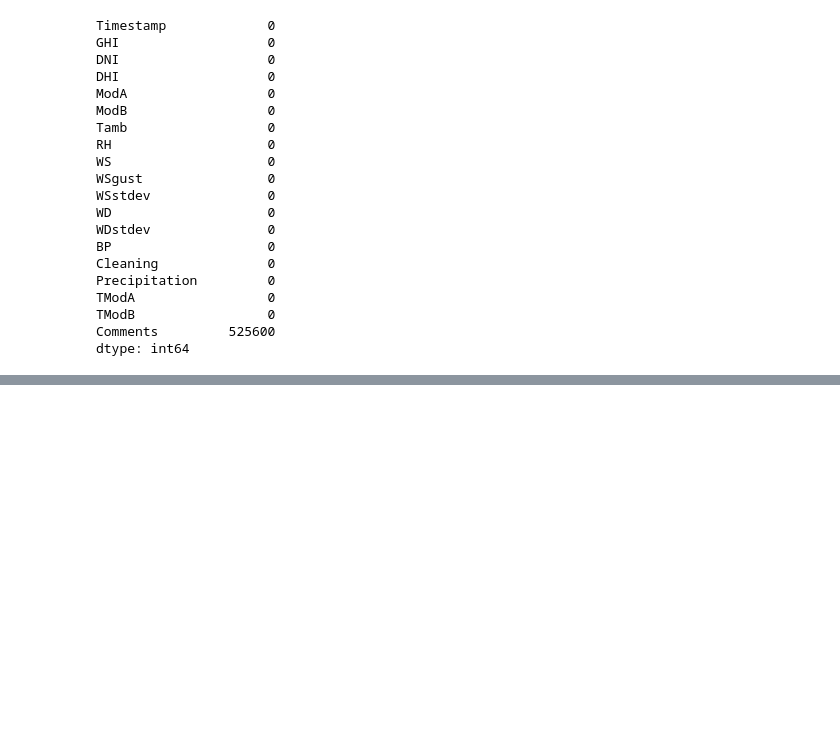
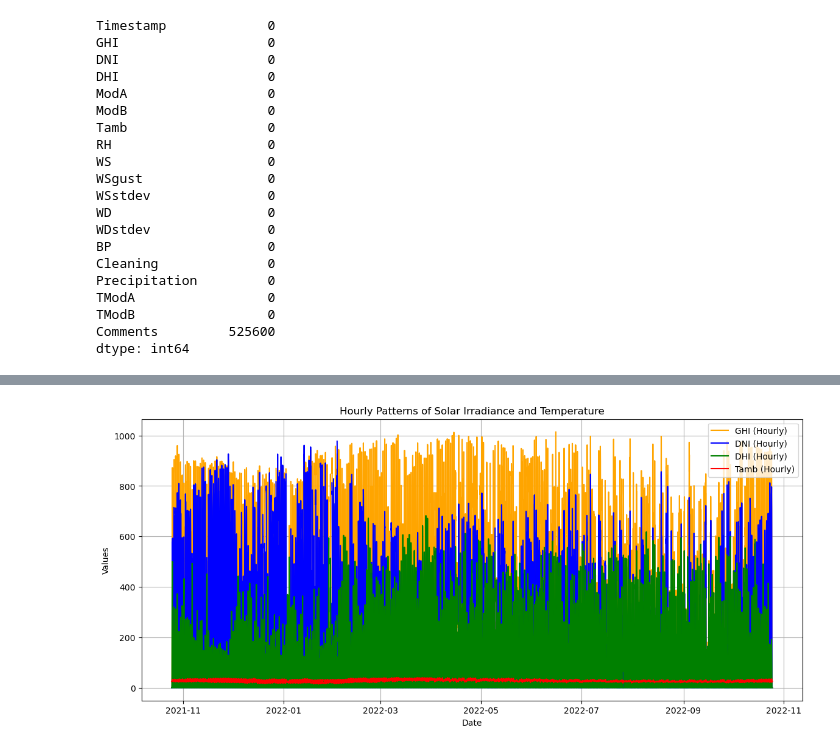
Before and after one commit to Begizew2112/10academykifiya-AIM-week0, a Jupyter notebook: notbooks/country3.ipynb, the cells around one changed output, grey strips where cells are left out. Drawn from its saved outputs; the diff is of its cells as text; code cells hidden in the pictures; blank space fills up the shorter version.

```diff
--- a/notbooks/country3.ipynb
+++ b/notbooks/country3.ipynb
@@ -45,0 +351,15 @@ dtype: int64
+# %%
+# Plotting Hourly Patterns
+plt.figure(figsize=(14, 6))
+plt.plot(df4_hourly.index, df4_hourly['GHI'], label='GHI (Hourly)', color='orange')
+plt.plot(df4_hourly.index, df4_hourly['DNI'], label='DNI (Hourly)', color='blue')
+plt.plot(df4_hourly.index, df4_hourly['DHI'], label='DHI (Hourly)', color='green')
+plt.plot(df4_hourly.index, df4_hourly['Tamb'], label='Tamb (Hourly)', color='red')
+plt.title('Hourly Patterns of Solar Irradiance and Temperature')
+plt.xlabel('Date')
+plt.ylabel('Values')
+plt.legend()
+plt.grid(True)
+plt.show()
+# %% [output]
+[figure, added]
```
Also changed, not shown: parts of 25 cells of this notebook, 7 other files.
